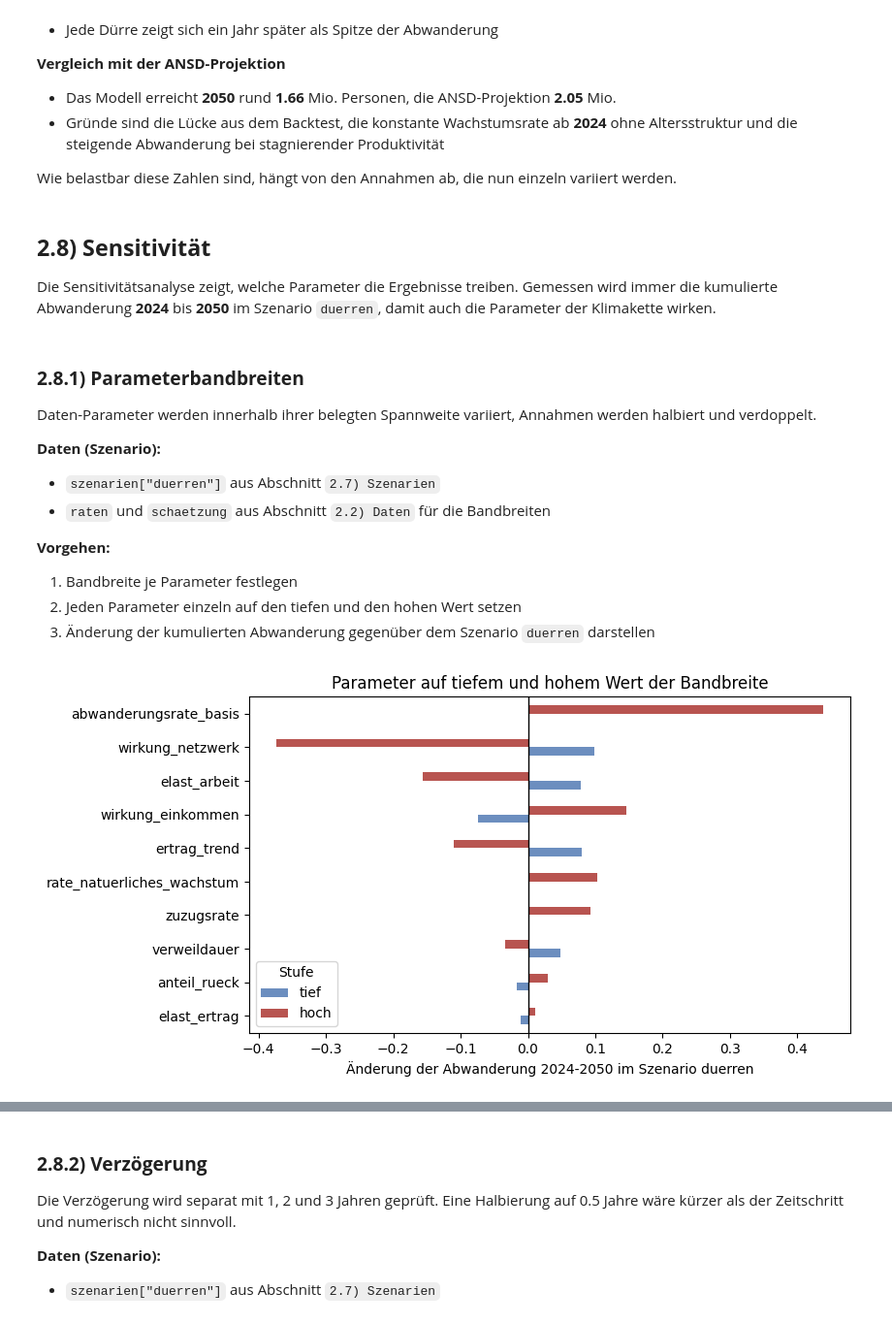
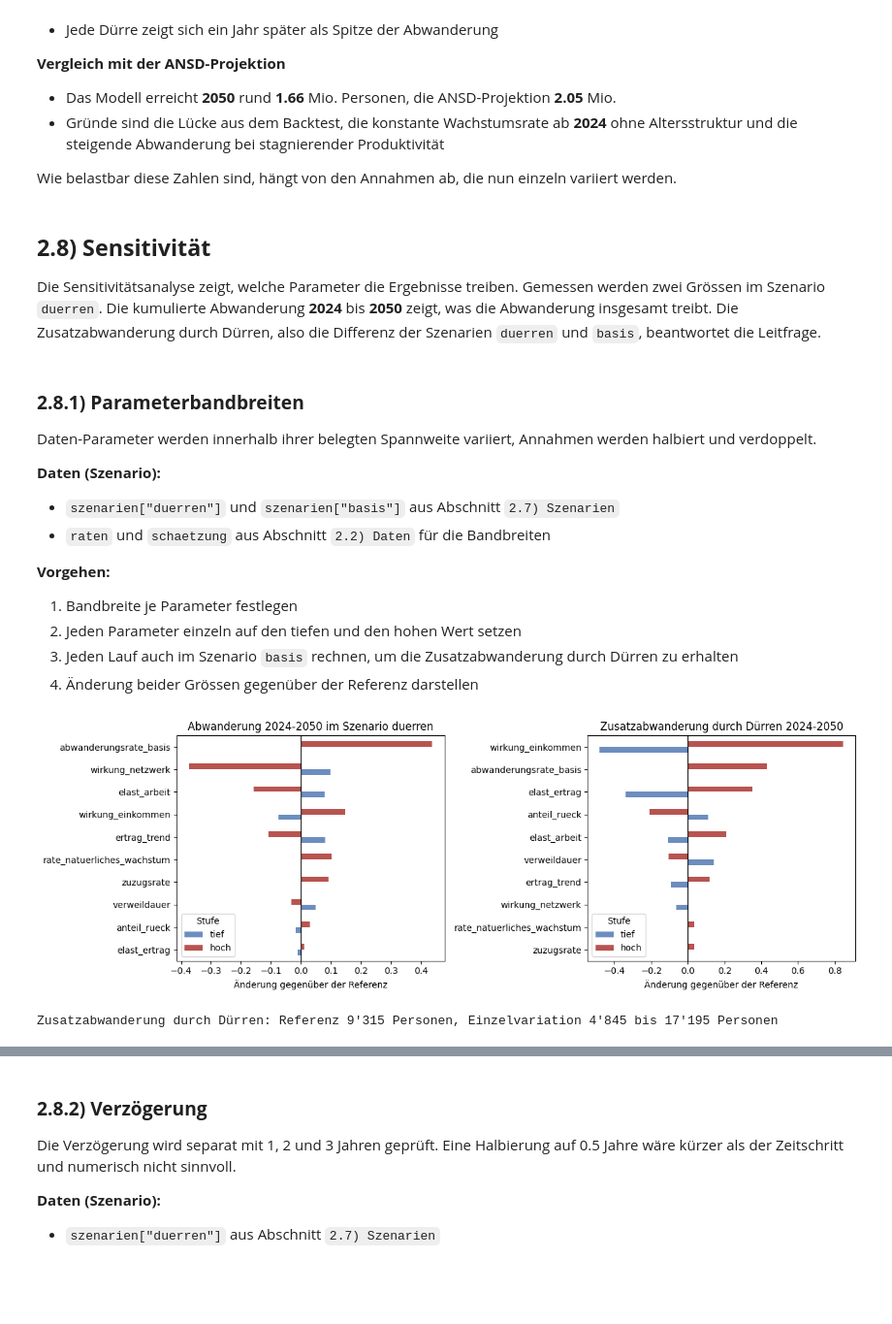
Before and after one commit to ibidreli/climatemigration, a Jupyter notebook: LE2_system_dynamics/01_model.ipynb, the cells around one changed output, grey strips where cells are left out. Shown at 97% size. Cells and saved outputs as stored; diff of their text form; code cells hidden in the pictures; blank space fills up the shorter version.

Commit message:
Add sensitivity of drought effect and LE2 figures

```diff
--- a/LE2_system_dynamics/01_model.ipynb
+++ b/LE2_system_dynamics/01_model.ipynb
@@ -1143,20 +1180,21 @@ Wie belastbar diese Zahlen sind, hängt von den Annahmen ab, die nun einzeln var
 # %% [markdown]
 ## **2.8) Sensitivität**
 
-Die Sensitivitätsanalyse zeigt, welche Parameter die Ergebnisse treiben. Gemessen wird immer die kumulierte Abwanderung **2024** bis **2050** im Szenario `duerren`, damit auch die Parameter der Klimakette wirken.
+Die Sensitivitätsanalyse zeigt, welche Parameter die Ergebnisse treiben. Gemessen werden zwei Grössen im Szenario `duerren`. Die kumulierte Abwanderung **2024** bis **2050** zeigt, was die Abwanderung insgesamt treibt. Die Zusatzabwanderung durch Dürren, also die Differenz der Szenarien `duerren` und `basis`, beantwortet die Leitfrage.
 # %% [markdown]
 ### **2.8.1) Parameterbandbreiten**
 
 Daten-Parameter werden innerhalb ihrer belegten Spannweite variiert, Annahmen werden halbiert und verdoppelt.
 
 **Daten (Szenario):**
-- `szenarien["duerren"]` aus Abschnitt `2.7) Szenarien`
+- `szenarien["duerren"]` und `szenarien["basis"]` aus Abschnitt `2.7) Szenarien`
 - `raten` und `schaetzung` aus Abschnitt `2.2) Daten` für die Bandbreiten
 
 **Vorgehen:**
 1. Bandbreite je Parameter festlegen
 2. Jeden Parameter einzeln auf den tiefen und den hohen Wert setzen
-3. Änderung der kumulierten Abwanderung gegenüber dem Szenario `duerren` darstellen
+3. Jeden Lauf auch im Szenario `basis` rechnen, um die Zusatzabwanderung durch Dürren zu erhalten
+4. Änderung beider Grössen gegenüber der Referenz darstellen
 # %%
 #------------------------------------------------------------------------------
 # Bandbreiten und Einzelvariation (Tornado)
@@ -1169,43 +1207,58 @@ def bandbreiten(raten, schaetzung):
     """
     b = {
         "rate_natuerliches_wachstum": (0.0336, 0.0379, "Daten: 2023 und 2013"),
         "abwanderungsrate_basis": (PARAMS["abwanderungsrate_basis"].wert,
                                    PARAMS["abwanderungsrate_basis"].wert * raten.loc["Fenster 2008-2013", "wegzug"]
                                    / raten.loc["Fenster 2018-2023", "wegzug"],
                                    "Daten: kalibriert und skaliert mit dem Verhältnis der Fenster 2008-2013 zu 2018-2023"),
         "zuzugsrate": (raten.loc["Fenster 2018-2023", "zuzug"], raten.loc["Fenster 2008-2013", "zuzug"],
                        "Daten: Fenster 2018-2023 und 2008-2013"),
         "elast_ertrag": (schaetzung["elastizitaet"].min(), schaetzung["elastizitaet"].max(), "Daten: Hirse und Erdnuss"),
         "ertrag_trend": (schaetzung["trend"].min(), schaetzung["trend"].max(), "Daten: Erdnuss und Hirse"),
     }
     for k in ["verweildauer", "elast_arbeit", "anteil_rueck", "wirkung_einkommen", "wirkung_netzwerk"]:
         b[k] = (PARAMS[k].wert * 0.5, PARAMS[k].wert * 2.0, "Annahme: halbiert und verdoppelt")
     return pd.DataFrame(b, index=["tief", "hoch", "grundlage"]).T
 
 
 bb = bandbreiten(raten, schaetzung)
-duerren_total = laeufe["duerren"].loc[2024:2050, "abwanderung"].sum()
+kumuliert = lambda df: df.loc[2024:2050, "abwanderung"].sum()
+duerren_total = kumuliert(laeufe["duerren"])
+zusatz_ref = duerren_total - kumuliert(laeufe["basis"])  # Zusatzabwanderung durch Dürren
 
 zeilen = []
 for k, (tief, hoch, grundlage) in bb.iterrows():
     for stufe, wert in [("tief", tief), ("hoch", hoch)]:
-        df = simuliere(szenarien["duerren"], ref, with_overrides(**{k: wert}), name=f"{k}_{stufe}")
+        p_ = with_overrides(**{k: wert})
+        d_ = kumuliert(simuliere(szenarien["duerren"], ref, p_, name=f"{k}_{stufe}_d"))
+        b_ = kumuliert(simuliere(szenarien["basis"], ref, p_, name=f"{k}_{stufe}_b"))
         zeilen.append({"Parameter": k, "Stufe": stufe, "Wert": wert,
-                       "Änderung": df.loc[2024:2050, "abwanderung"].sum() / duerren_total - 1})
-sens = pd.DataFrame(zeilen).pivot(index="Parameter", columns="Stufe", values="Änderung")
+                       "Änderung": d_ / duerren_total - 1, "Zusatz": d_ - b_})
+erg = pd.DataFrame(zeilen)
+sens = erg.pivot(index="Parameter", columns="Stufe", values="Änderung")
 sens = sens.reindex(sens.abs().max(axis=1).sort_values().index)
+sens_zusatz = erg.pivot(index="Parameter", columns="Stufe", values="Zusatz") / zusatz_ref - 1
+sens_zusatz = sens_zusatz.reindex(sens_zusatz.abs().max(axis=1).sort_values().index)
 
-ax = sens[["tief", "hoch"]].plot.barh(figsize=(8, 4.5), color=["#6c8ebf", "#b85450"])
-ax.axvline(0, color="black", lw=1)
-ax.set(xlabel="Änderung der Abwanderung 2024-2050 im Szenario duerren", ylabel="",
-       title="Parameter auf tiefem und hohem Wert der Bandbreite")
+fig, axes = plt.subplots(1, 2, figsize=(13, 4.5))
+for ax, werte, titel in [(axes[0], sens, "Abwanderung 2024-2050 im Szenario duerren"),
+                         (axes[1], sens_zusatz, "Zusatzabwanderung durch Dürren 2024-2050")]:
+    werte[["tief", "hoch"]].plot.barh(ax=ax, color=["#6c8ebf", "#b85450"])
+    ax.axvline(0, color="black", lw=1)
+    ax.set(xlabel="Änderung gegenüber der Referenz", ylabel="", title=titel)
+fig.tight_layout()
 plt.show()
+
+print(f"Zusatzabwanderung durch Dürren: Referenz {zahl(zusatz_ref)} Personen, "
+      f"Einzelvariation {zahl(erg['Zusatz'].min())} bis {zahl(erg['Zusatz'].max())} Personen")
 
 tabelle_sens = bb.rename(columns={"tief": "Wert tief", "hoch": "Wert hoch", "grundlage": "Grundlage"})
 tabelle_sens = tabelle_sens.join(sens.rename(columns={"tief": "Änderung tief", "hoch": "Änderung hoch"}))
-tabelle_sens = tabelle_sens[["Wert tief", "Wert hoch", "Änderung tief", "Änderung hoch", "Grundlage"]]
-tabelle_sens.loc[sens.index[::-1]].style.format({"Wert tief": "{:.4g}", "Wert hoch": "{:.4g}",
-                                                  "Änderung tief": lambda x: prozent(x, 1, True),
-                                                  "Änderung hoch": lambda x: prozent(x, 1, True)})
+tabelle_sens = tabelle_sens.join(sens_zusatz.rename(columns={"tief": "Zusatz tief", "hoch": "Zusatz hoch"}))
+spalten = ["Änderung tief", "Änderung hoch", "Zusatz tief", "Zusatz hoch"]
+tabelle_sens = tabelle_sens[["Wert tief", "Wert hoch"] + spalten + ["Grundlage"]]
+tabelle_sens.loc[sens_zusatz.index[::-1]].style.format(
+    {"Wert tief": "{:.4g}", "Wert hoch": "{:.4g}", **{s: (lambda x: prozent(x, 1, True)) for s in spalten}})
 # %% [output]
-[figure, old version]
+[figure, new version]
+Zusatzabwanderung durch Dürren: Referenz 9'315 Personen, Einzelvariation 4'845 bis 17'195 Personen
```
Also changed, not shown: parts of 8 cells of this notebook, 6 other files.
